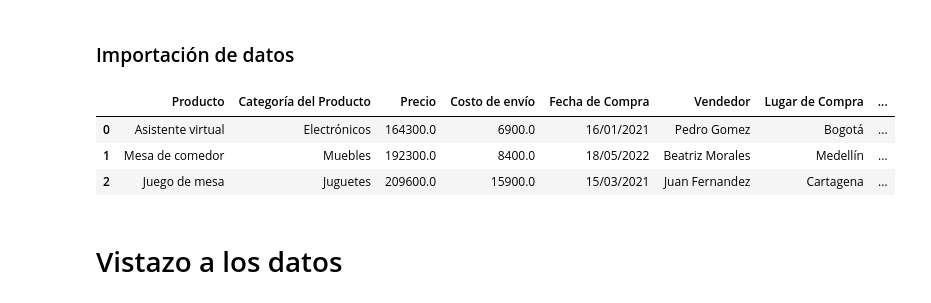
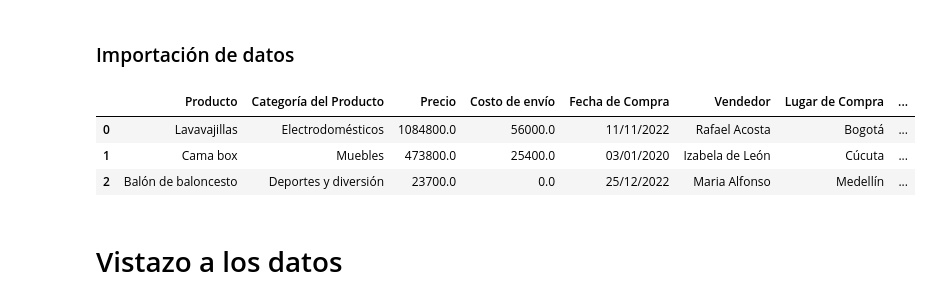
Before and after one commit to marmalux/portafolio_ciencia_datos, a Jupyter notebook: AluraStoreLatam.ipynb, the cells around one changed output. Cells and saved outputs as stored; diff of their text form; code cells hidden in the pictures.

```diff
--- a/AluraStoreLatam.ipynb
+++ b/AluraStoreLatam.ipynb
@@ -5,22 +5,22 @@
 # %%
 import pandas as pd
 
 url = "https://raw.githubusercontent.com/alura-es-cursos/challenge1-data-science-latam/refs/heads/main/base-de-datos-challenge1-latam/tienda_1%20.csv"
 url2 = "https://raw.githubusercontent.com/alura-es-cursos/challenge1-data-science-latam/refs/heads/main/base-de-datos-challenge1-latam/tienda_2.csv"
 url3 = "https://raw.githubusercontent.com/alura-es-cursos/challenge1-data-science-latam/refs/heads/main/base-de-datos-challenge1-latam/tienda_3.csv"
 url4 = "https://raw.githubusercontent.com/alura-es-cursos/challenge1-data-science-latam/refs/heads/main/base-de-datos-challenge1-latam/tienda_4.csv"
 
 tienda = pd.read_csv(url)
 tienda2 = pd.read_csv(url2)
 tienda3 = pd.read_csv(url3)
 tienda4 = pd.read_csv(url4)
 
-tienda.head(3)
+tienda4.head(3)
 # %% [output]
 |  | Producto | Categoría del Producto | Precio | Costo de envío | Fecha de Compra | Vendedor | Lugar de Compra | ... |
-| 0 | Asistente virtual | Electrónicos | 164300.0 | 6900.0 | 16/01/2021 | Pedro Gomez | Bogotá | ... |
-| 1 | Mesa de comedor | Muebles | 192300.0 | 8400.0 | 18/05/2022 | Beatriz Morales | Medellín | ... |
-| 2 | Juego de mesa | Juguetes | 209600.0 | 15900.0 | 15/03/2021 | Juan Fernandez | Cartagena | ... |
+| 0 | Lavavajillas | Electrodomésticos | 1084800.0 | 56000.0 | 11/11/2022 | Rafael Acosta | Bogotá | ... |
+| 1 | Cama box | Muebles | 473800.0 | 25400.0 | 03/01/2020 | Izabela de León | Cúcuta | ... |
+| 2 | Balón de baloncesto | Deportes y diversión | 23700.0 | 0.0 | 25/12/2022 | Maria Alfonso | Medellín | ... |
 # %% [markdown]
 # Vistazo a los datos
 # %% [markdown]
```
Also changed, not shown: parts of 8 cells of this notebook.
